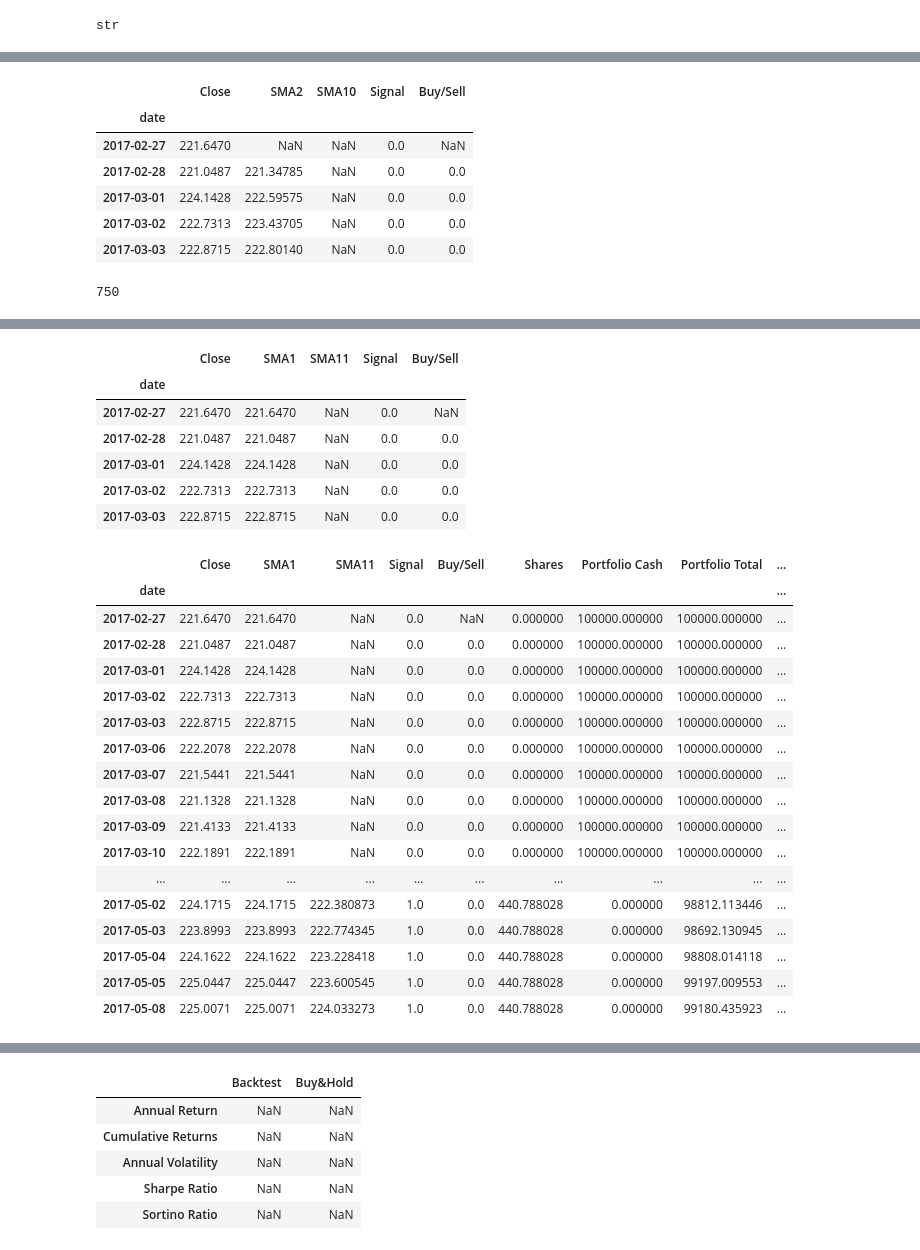
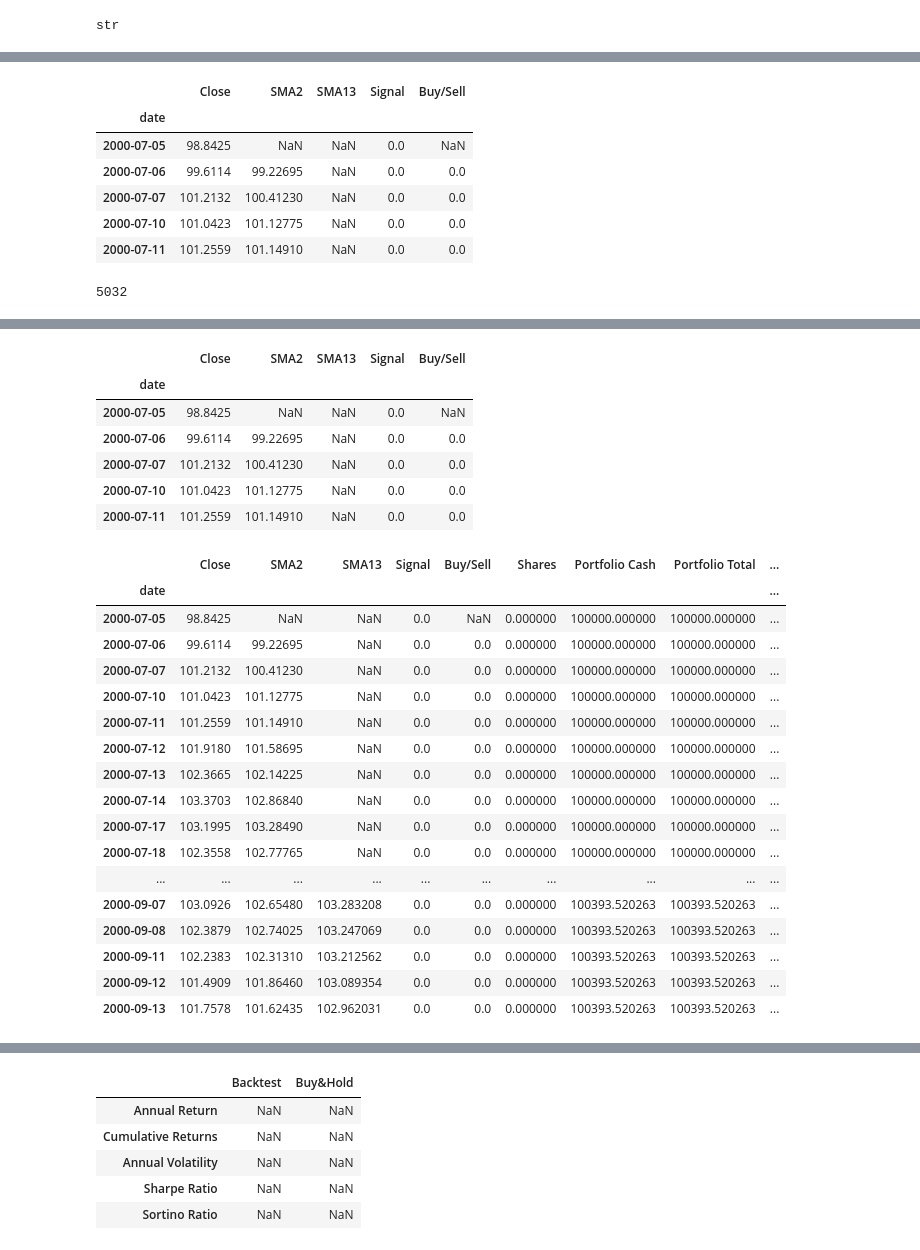
Before and after one commit to Akstiner96/Project_2_dream_team, a Jupyter notebook: chrisfinal5.ipynb, the cells around one changed output, grey strips where cells are left out. Cells and saved outputs as stored; diff of their text form; code cells hidden in the pictures.

Commit message:
finishing up signals

```diff
--- a/chrisfinal5.ipynb
+++ b/chrisfinal5.ipynb
@@ -139,14 +139,14 @@ stock_data_df.head()
 # %%
 
-#Slice out recent bear market
-stock_data_df.drop(stock_data_df.tail(94).index,inplace=True)
-stock_data_df.tail()
+# #Slice out recent bear market
+# stock_data_df.drop(stock_data_df.tail(94).index,inplace=True)
+# stock_data_df.tail()
 
-#Slice out last 3 years of data
-stock_data_df = stock_data_df.iloc[-750:]
+# #Slice out last 3 years of data
+# stock_data_df = stock_data_df.iloc[-750:]
 
 # #stock_data_df = stock_data_df.iloc[:200]
-stock_data_df.head()
+stock_data_df.tail()
 # %% [output]
 |  | Open | High | Low | Close | Volume |
 | date |  |  |  |  |  |
@@ -239,42 +239,43 @@ signals_df.head()
 # %%
 #Generate signals and put in dataframe
 
 # Set the short window and long windows
 short_window = 2
-long_window = 10
+long_window = 13
 
 #Set names of the windows
 short_name = "SMA2"
-long_name = "SMA10"
+long_name = "SMA13"
 
 # Generate the short and long moving averages
 signals_df[short_name] = signals_df["Close"].rolling(window=short_window).mean()
 signals_df[long_name] = signals_df["Close"].rolling(window=long_window).mean()
 signals_df["Signal"] = 0.0
 
 # Generate the trading signal 0 or 1,
 # where 0 is when the short SMA is under the long SMA, and
 # where 1 is when the short SMA is higher (or crosses over) the long SMA
 signals_df["Signal"][short_window:] = np.where(
     signals_df[short_name][short_window:] > signals_df[long_name][short_window:], 1.0, 0.0
 )
 
 # Calculate the points in time at which a position should be taken, 1 or -1
 signals_df["Buy/Sell"] = signals_df["Signal"].diff()
 
+signals_df.to_csv('signals_2_13.csv')
 signals_df.head()
 # %% [output]
-|  | Close | SMA2 | SMA10 | Signal | Buy/Sell |
+|  | Close | SMA2 | SMA13 | Signal | Buy/Sell |
 | date |  |  |  |  |  |
-| 2017-02-27 | 221.6470 | NaN | NaN | 0.0 | NaN |
-| 2017-02-28 | 221.0487 | 221.34785 | NaN | 0.0 | 0.0 |
-| 2017-03-01 | 224.1428 | 222.59575 | NaN | 0.0 | 0.0 |
-| 2017-03-02 | 222.7313 | 223.43705 | NaN | 0.0 | 0.0 |
-| 2017-03-03 | 222.8715 | 222.80140 | NaN | 0.0 | 0.0 |
+| 2000-07-05 | 98.8425 | NaN | NaN | 0.0 | NaN |
+| 2000-07-06 | 99.6114 | 99.22695 | NaN | 0.0 | 0.0 |
+| 2000-07-07 | 101.2132 | 100.41230 | NaN | 0.0 | 0.0 |
+| 2000-07-10 | 101.0423 | 101.12775 | NaN | 0.0 | 0.0 |
+| 2000-07-11 | 101.2559 | 101.14910 | NaN | 0.0 | 0.0 |
 # %%
 len(signals_df)
 # %% [output]
-750
+5032
 # %%
 # Visualize exit position relative to close price
 exit = signals_df[signals_df['Buy/Sell'] == -1.0]['Close'].hvplot.scatter(
@@ -327,13 +328,13 @@ entry_exit_plot.opts(xaxis=None)
 # %%
 signals_df.head()
 # %% [output]
-|  | Close | SMA1 | SMA11 | Signal | Buy/Sell |
+|  | Close | SMA2 | SMA13 | Signal | Buy/Sell |
 | date |  |  |  |  |  |
-| 2017-02-27 | 221.6470 | 221.6470 | NaN | 0.0 | NaN |
-| 2017-02-28 | 221.0487 | 221.0487 | NaN | 0.0 | 0.0 |
-| 2017-03-01 | 224.1428 | 224.1428 | NaN | 0.0 | 0.0 |
-| 2017-03-02 | 222.7313 | 222.7313 | NaN | 0.0 | 0.0 |
-| 2017-03-03 | 222.8715 | 222.8715 | NaN | 0.0 | 0.0 |
+| 2000-07-05 | 98.8425 | NaN | NaN | 0.0 | NaN |
+| 2000-07-06 | 99.6114 | 99.22695 | NaN | 0.0 | 0.0 |
+| 2000-07-07 | 101.2132 | 100.41230 | NaN | 0.0 | 0.0 |
+| 2000-07-10 | 101.0423 | 101.12775 | NaN | 0.0 | 0.0 |
+| 2000-07-11 | 101.2559 | 101.14910 | NaN | 0.0 | 0.0 |
 # %%
 # Add share and cash columns
 
@@ -400,24 +401,24 @@ signals_df['Buy&Hold Cum Returns'] = (1 + signals_df['Buy&Hold Daily Returns']).
 pd.set_option("display.max_rows", None, "display.max_columns", None)
 signals_df.head(50)
 # %% [output]
-|  | Close | SMA1 | SMA11 | Signal | Buy/Sell | Shares | Portfolio Cash | Portfolio Total | ... |
+|  | Close | SMA2 | SMA13 | Signal | Buy/Sell | Shares | Portfolio Cash | Portfolio Total | ... |
 | date |  |  |  |  |  |  |  |  | ... |
-| 2017-02-27 | 221.6470 | 221.6470 | NaN | 0.0 | NaN | 0.000000 | 100000.000000 | 100000.000000 | ... |
-| 2017-02-28 | 221.0487 | 221.0487 | NaN | 0.0 | 0.0 | 0.000000 | 100000.000000 | 100000.000000 | ... |
-| 2017-03-01 | 224.1428 | 224.1428 | NaN | 0.0 | 0.0 | 0.000000 | 100000.000000 | 100000.000000 | ... |
-| 2017-03-02 | 222.7313 | 222.7313 | NaN | 0.0 | 0.0 | 0.000000 | 100000.000000 | 100000.000000 | ... |
-| 2017-03-03 | 222.8715 | 222.8715 | NaN | 0.0 | 0.0 | 0.000000 | 100000.000000 | 100000.000000 | ... |
-| 2017-03-06 | 222.2078 | 222.2078 | NaN | 0.0 | 0.0 | 0.000000 | 100000.000000 | 100000.000000 | ... |
-| 2017-03-07 | 221.5441 | 221.5441 | NaN | 0.0 | 0.0 | 0.000000 | 100000.000000 | 100000.000000 | ... |
-| 2017-03-08 | 221.1328 | 221.1328 | NaN | 0.0 | 0.0 | 0.000000 | 100000.000000 | 100000.000000 | ... |
-| 2017-03-09 | 221.4133 | 221.4133 | NaN | 0.0 | 0.0 | 0.000000 | 100000.000000 | 100000.000000 | ... |
-| 2017-03-10 | 222.1891 | 222.1891 | NaN | 0.0 | 0.0 | 0.000000 | 100000.000000 | 100000.000000 | ... |
+| 2000-07-05 | 98.8425 | NaN | NaN | 0.0 | NaN | 0.000000 | 100000.000000 | 100000.000000 | ... |
+| 2000-07-06 | 99.6114 | 99.22695 | NaN | 0.0 | 0.0 | 0.000000 | 100000.000000 | 100000.000000 | ... |
+| 2000-07-07 | 101.2132 | 100.41230 | NaN | 0.0 | 0.0 | 0.000000 | 100000.000000 | 100000.000000 | ... |
+| 2000-07-10 | 101.0423 | 101.12775 | NaN | 0.0 | 0.0 | 0.000000 | 100000.000000 | 100000.000000 | ... |
+| 2000-07-11 | 101.2559 | 101.14910 | NaN | 0.0 | 0.0 | 0.000000 | 100000.000000 | 100000.000000 | ... |
+| 2000-07-12 | 101.9180 | 101.58695 | NaN | 0.0 | 0.0 | 0.000000 | 100000.000000 | 100000.000000 | ... |
+| 2000-07-13 | 102.3665 | 102.14225 | NaN | 0.0 | 0.0 | 0.000000 | 100000.000000 | 100000.000000 | ... |
+| 2000-07-14 | 103.3703 | 102.86840 | NaN | 0.0 | 0.0 | 0.000000 | 100000.000000 | 100000.000000 | ... |
+| 2000-07-17 | 103.1995 | 103.28490 | NaN | 0.0 | 0.0 | 0.000000 | 100000.000000 | 100000.000000 | ... |
+| 2000-07-18 | 102.3558 | 102.77765 | NaN | 0.0 | 0.0 | 0.000000 | 100000.000000 | 100000.000000 | ... |
 | ... | ... | ... | ... | ... | ... | ... | ... | ... | ... |
-| 2017-05-02 | 224.1715 | 224.1715 | 222.380873 | 1.0 | 0.0 | 440.788028 | 0.000000 | 98812.113446 | ... |
-| 2017-05-03 | 223.8993 | 223.8993 | 222.774345 | 1.0 | 0.0 | 440.788028 | 0.000000 | 98692.130945 | ... |
-| 2017-05-04 | 224.1622 | 224.1622 | 223.228418 | 1.0 | 0.0 | 440.788028 | 0.000000 | 98808.014118 | ... |
-| 2017-05-05 | 225.0447 | 225.0447 | 223.600545 | 1.0 | 0.0 | 440.788028 | 0.000000 | 99197.009553 | ... |
-| 2017-05-08 | 225.0071 | 225.0071 | 224.033273 | 1.0 | 0.0 | 440.788028 | 0.000000 | 99180.435923 | ... |
+| 2000-09-07 | 103.0926 | 102.65480 | 103.283208 | 0.0 | 0.0 | 0.000000 | 100393.520263 | 100393.520263 | ... |
+| 2000-09-08 | 102.3879 | 102.74025 | 103.247069 | 0.0 | 0.0 | 0.000000 | 100393.520263 | 100393.520263 | ... |
+| 2000-09-11 | 102.2383 | 102.31310 | 103.212562 | 0.0 | 0.0 | 0.000000 | 100393.520263 | 100393.520263 | ... |
+| 2000-09-12 | 101.4909 | 101.86460 | 103.089354 | 0.0 | 0.0 | 0.000000 | 100393.520263 | 100393.520263 | ... |
+| 2000-09-13 | 101.7578 | 101.62435 | 102.962031 | 0.0 | 0.0 | 0.000000 | 100393.520263 | 100393.520263 | ... |
 # %%
 # Visualize exit position relative to total portfolio value
 exit = signals_df[signals_df['Buy/Sell'] == -1.0]['Portfolio Total'].hvplot.scatter(
```
Also changed, not shown: parts of 13 cells of this notebook, 13 other files.
